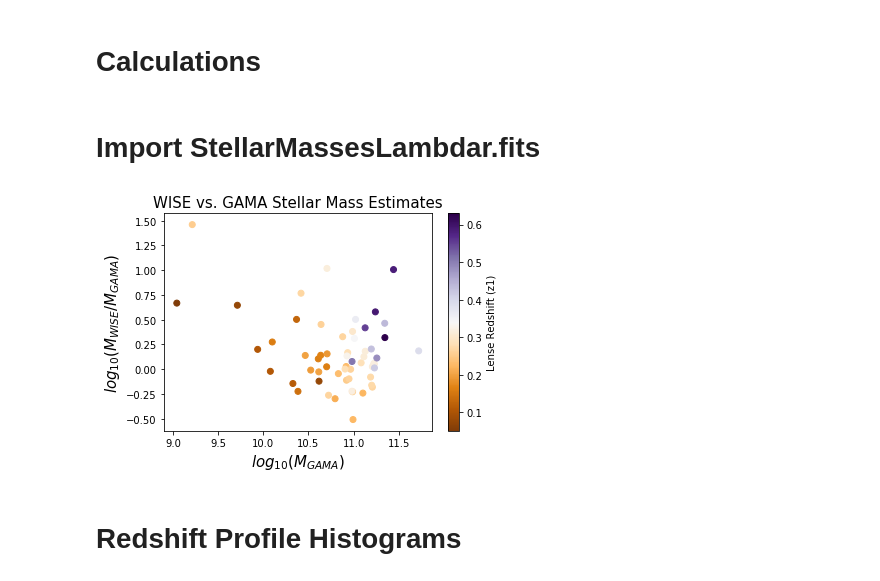
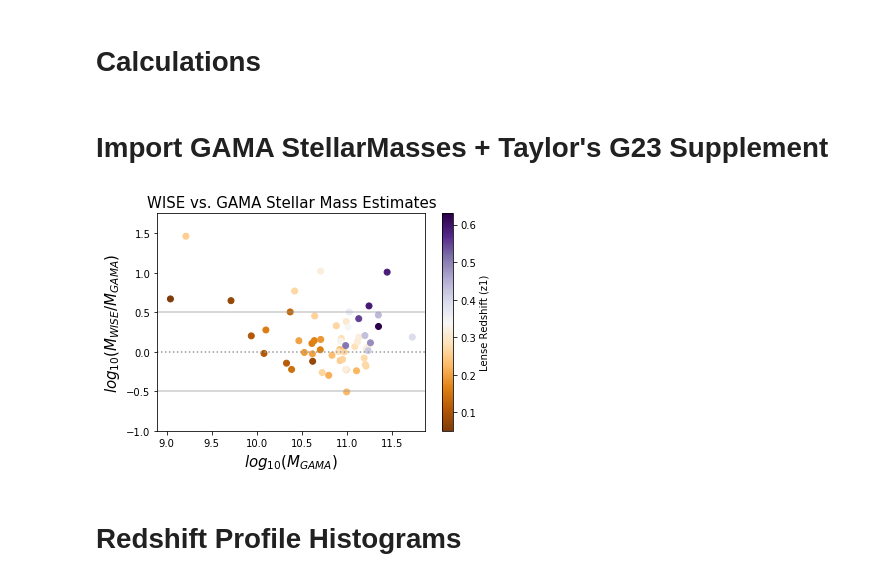
Before and after one commit to beckysteele/python_playground, a Jupyter notebook: strong_lensing_research/Research Plots (Becky).ipynb, the cells around one changed output. Drawn from its saved outputs; the diff is of its cells as text; code cells hidden in the pictures.

Commit message:
Final version of WISE vs GAMA logMstar plot

```diff
--- a/strong_lensing_research/Research Plots (Becky).ipynb
+++ b/strong_lensing_research/Research Plots (Becky).ipynb
@@ -387,48 +388,59 @@ DS = cosmo.luminosity_distance(z2_pg_elg_pairs).value/1000 # in Gpc
 DLS = DS - DL
 
 thetaE = np.sqrt(f_DM*(10**logMstar_pg_elg_pairs)/(10**11.09)) * np.sqrt(DLS/(DL*DS)) # in arcsec
-# %% [markdown]
-# Import StellarMassesLambdar.fits
+# %% [markdown]
+# Import GAMA StellarMasses + Taylor's G23 Supplement
 # %%
-#--------------------------------------------------------------
-# Import stellar masses from GAMA DR3 StellarMassesLambdar.fits
-#--------------------------------------------------------------
+#--------------------------------------------------------------------------------------------------
+# Import stellar masses from GAMA DR3 StellarMassesLambdar.fits + Taylor's supplement for G23
+#--------------------------------------------------------------------------------------------------
 hdul = fits.open('data/StellarMassesLambdar.fits')
 gama_data = hdul[1].data
+t_hdul = pd.read_table("data/g23_kde_masses.txt", delim_whitespace=True)
+# t_hdul.to_csv("data/taylorG23.csv") #Uncomment to write Taylor's G23 data to CSV
+
 
 # Had to do this for FITS --> DataFrame conversion
 gama_cataid = pd.DataFrame(np.array(gama_data["cataid"]).byteswap().newbyteorder())
 gama_logMstar = pd.DataFrame(np.array(gama_data["logmstar"]).byteswap().newbyteorder())
 gama_z = pd.DataFrame(np.array(gama_data["z"]).byteswap().newbyteorder())
 gama_z = gama_z.rename(columns={0:'gama_z'})
-# print(gama_z)
 
-# Data management
+# Data merging & management -- getting all GAMA data into one pandas dataframe as "full_gama"
 gama_merged_data_A=pd.merge(gama_cataid,gama_logMstar, left_index=True, right_index=True)
 gama_merged_data_B=pd.merge(gama_merged_data_A,gama_z, left_index=True, right_index=True)
 gama_merged_data_B["0_x"] = gama_merged_data_B["0_x"].astype(int) #Had to typecast to int
 gama_merged_data_B.iscopy = False #avoids active override error
-merged_data_logMstar = pd.merge(wise_data_final, gama_merged_data_B, how = 'left', left_on = 'cataid', right_on = '0_x')
-# print(merged_data_logMstar)
-gama_data_final = merged_data_logMstar.rename(columns={'cataid':'cataidWISE','0_x':'cataidGAMA','0_y':'logMstarGAMA'})
-merged_data_final = gama_data_final
-merged_data_final.to_csv("data/merged_data_final.csv")
-# print(gama_data_final)
+gama_merged_data_C = gama_merged_data_B.rename(columns={'0_x':'cataidGAMA','0_y':'logMstarGAMA'})
+full_gama = gama_merged_data_C.append(t_hdul)
+
+# Merging WISE and GAMA data into one table called merged_data_final
+merged_data_logMstar = pd.merge(wise_data_final, full_gama, how = 'left', left_on = 'cataid', right_on = 'cataidGAMA')
+merged_data_final = merged_data_logMstar.rename(columns={'cataid':'cataidWISE'})
+# merged_data_final.to_csv("data/merged_data_final.csv") #Uncomment to write merged WISE+GAMA data to CSV
+
 # Calculate WISE logMstar - GAMA logMstar
 diffMstar = merged_data_logMstar.logMstarWISE-gama_data_final.logMstarGAMA
+# print(len(diffMstar)) #This shows 119 objects in the WISE vs. GAMA plot below,
 
 #------------------------------------------------------
 # Plot the results
 #------------------------------------------------------
 p = plt.title("WISE vs. GAMA Stellar Mass Estimates",fontsize=15)
 p = plt.scatter(gama_data_final.logMstarGAMA,diffMstar,c=z1_pg_elg_pairs, cmap=cm.PuOr)
 p = plt.cbar = plt.colorbar(p, shrink=1, orientation='vertical') #, anchor=(0,1.5))
 p = plt.cbar.set_label('Lense Redshift (z1)', fontsize=10)
 p = plt.ylabel(r'$log_{10}(M_{WISE}/M_{GAMA})$', fontsize=15)
 p = plt.xlabel(r'$log_{10}(M_{GAMA})$', fontsize=15)
+plt.axhline(y=0.5, color='0.6', alpha=0.5)
+plt.axhline(y=0, color='0.6', linestyle=':')
+plt.axhline(y=-0.5, color='0.6', alpha=0.5)
+plt.ylim((-1,1.75))
+# plt.axhspan(-0.5, 0.5, facecolor='green', alpha=0.5)
+plt.show()
 # plt.savefig('WISE_vs_GAMA_Mstar.png',dpi=150)
 # %% [output]
-[figure, old version]
+[figure, new version]
 # %% [markdown]
 # Redshift Profile Histograms
 # %%
```
Also changed, not shown: parts of 1 cell of this notebook, 4 other files.
